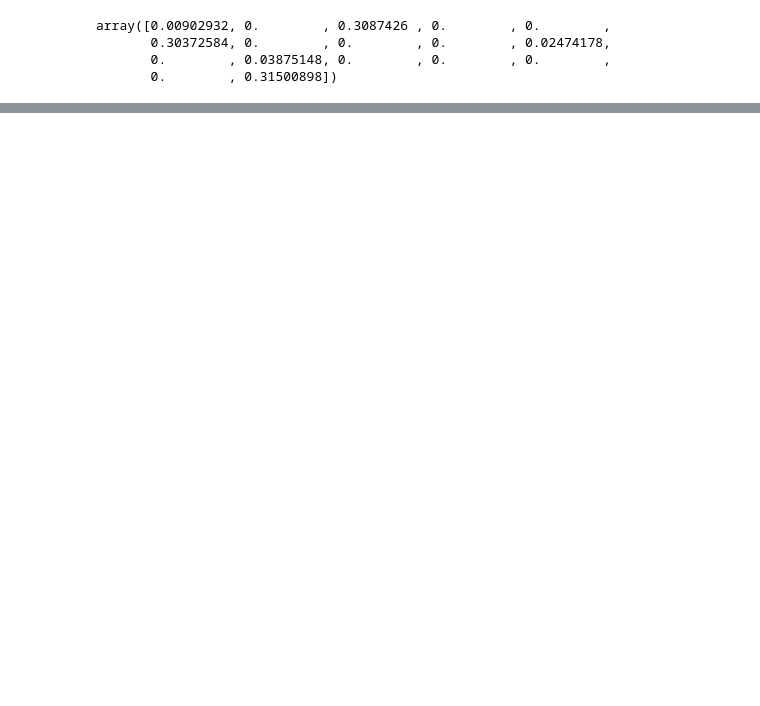
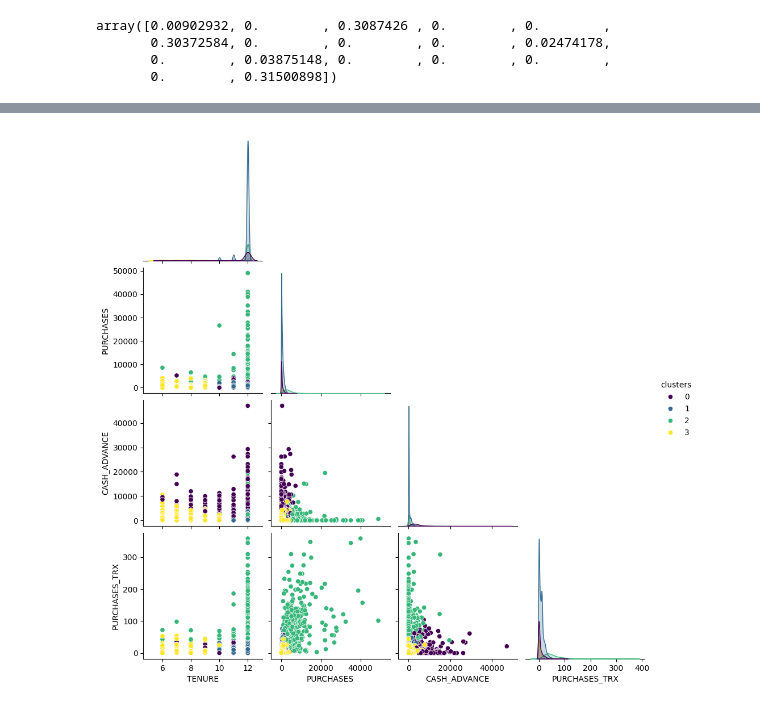
Before and after one commit to djdjdjdfh1/pandas-data-analysis, a Jupyter notebook: part7/7.7_review3_kmeans_clustering.ipynb, the cells around one changed output, grey strips where cells are left out. Cells and saved outputs as stored; diff of their text form; code cells hidden in the pictures; blank space fills up the shorter version.

Commit message:
kmeans clustering

```diff
--- a/part7/7.7_review3_kmeans_clustering.ipynb
+++ b/part7/7.7_review3_kmeans_clustering.ipynb
@@ -116,6 +116,6 @@ array([0.00902932, 0.        , 0.3087426 , 0.        , 0.        ,
        0.        , 0.31500898])
 # %%
 import numpy as np
-top2 = np.argsort(tree.feature_importances_)[::-1][:2]
-top2
+top4 = np.argsort(tree.feature_importances_)[::-1][:4]
+top4
 # %% [output]
@@ -123,3 +123,5 @@ array([16,  2])
 # %%
-credit_df.columns[top2]
+temp = credit_df.loc[:,credit_df.columns[top4] ]
+temp['clusters'] = clusters
+temp
 # %% [output]
@@ -128,0 +141,5 @@ sns.scatterplot(data=credit_df)
+# %%
+sns.pairplot(data = temp, hue='clusters', palette='viridis', corner=True)
+plt.show()
+# %% [output]
+[figure, added]
```
Also changed, not shown: parts of 5 cells of this notebook.
